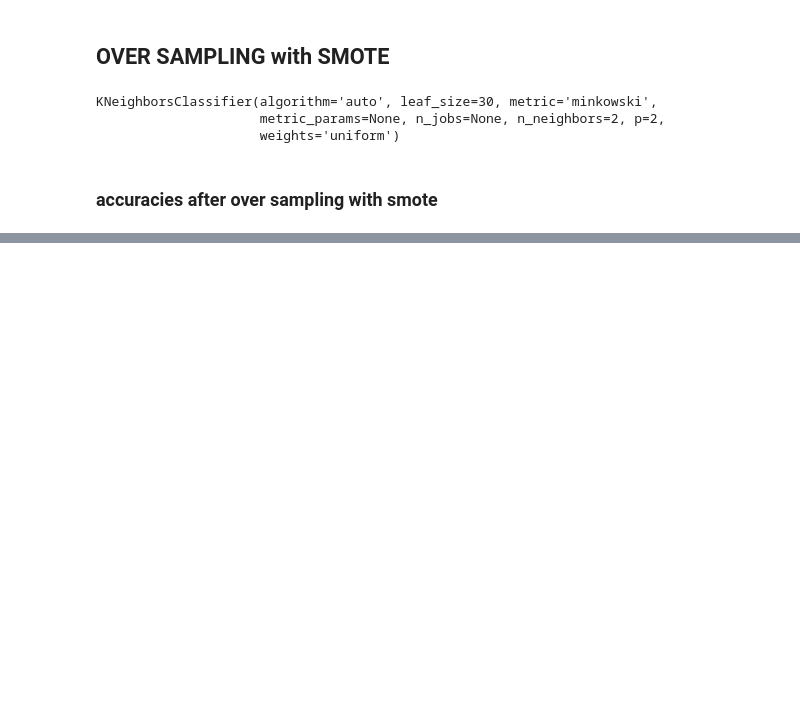
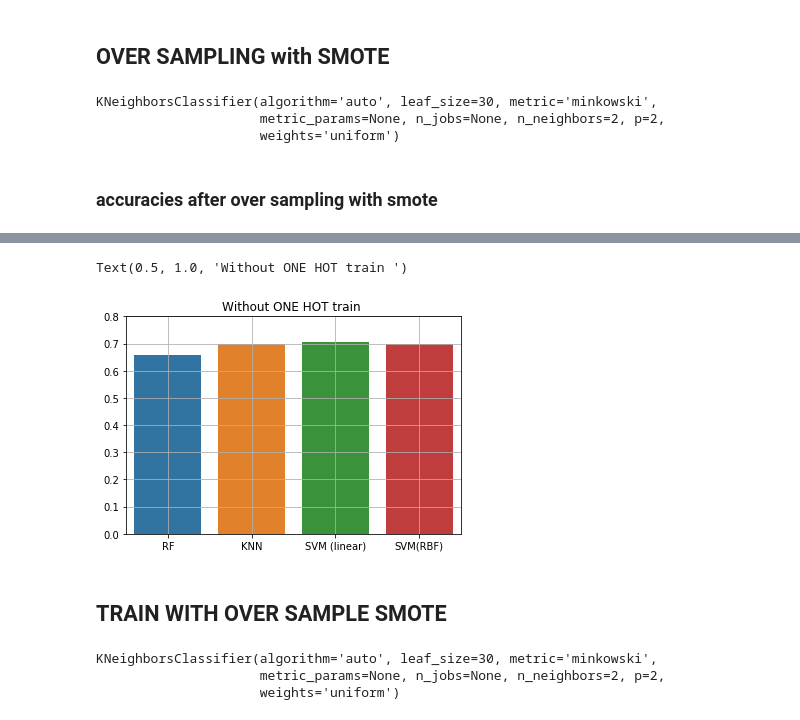
Before and after one commit to xkapotis/Breast_Cancer_Risk_Analysis, a Jupyter notebook: compare_algorithms.ipynb, the cells around one changed output, grey strips where cells are left out. Drawn from its saved outputs; the diff is of its cells as text; code cells hidden in the pictures; blank space fills up the shorter version.

```diff
--- a/compare_algorithms.ipynb
+++ b/compare_algorithms.ipynb
@@ -350,0 +394,3 @@ plt.grid()
+# %%
+dataset2 = pd.read_csv('./data/final.csv')
+dataset2.corr()
@@ -350,0 +440,19 @@ plt.grid()
+# %%
+# RANDOM FOREST CLASSIFIER
+from sklearn.ensemble.forest import RandomForestClassifier
+clf_rfc = RandomForestClassifier( n_estimators=100 , random_state= 0)
+clf_rfc.fit(X_train_without ,y_train_without)
+
+#SVM kernel = linear
+from sklearn.svm import SVC
+svm_lin_without = SVC(kernel='linear')
+svm_lin_without.fit(X_train_without, y_train_without)
+
+# SVM kerner = rbf
+svm_rbf_without = SVC(kernel= 'rbf')
+svm_rbf_without.fit(X_train_without, y_train_without)
+
+#KNN n_neighbors =2
+from sklearn.neighbors import KNeighborsClassifier
+knn_without = KNeighborsClassifier( n_neighbors=2 )
+knn_without.fit(X_train_without, y_train_without)
@@ -350,0 +463,16 @@ plt.grid()
+# %%
+list_of_models = [clf_rfc, knn_without,svm_lin_without, svm_rbf_without   ]
+names = ['RF' , 'KNN' , 'SVM (linear)' , 'SVM(RBF)']
+j=-1
+accuracy_from_R_without = {}
+AUC_R_without = {}
+for i in list_of_models:
+    print("="*25)
+    j+=1
+    y_pred_without = i.predict(X_test_without)
+    print("Accuracy score for {} :    {}".format(names[j] , accuracy_score(y_test_without , y_pred_without) ))
+    print("F1 score for : {} :        {}".format(names[j],f1_score(y_test_without, y_pred_without)))
+    print("auc curve accuracy for {} :  {} ".format( names[j], roc(y_test_without, y_pred_without)))
+    print("recall score for {} :     {} ".format(names[j] , recall_score(y_test_without , y_pred_without)))
+    accuracy_from_R_without[names[j]]= accuracy_score(y_test_without,y_pred_without)
+    AUC_R_without[names[j]] = roc(y_test_without,y_pred_without)
@@ -350,0 +500,10 @@ plt.grid()
+# %%
+sns.barplot(  list ( accuracy_from_R_without.keys() ) , list(accuracy_from_R_without.values()) )
+plt.ylim([0,0.8])
+plt.grid()
+plt.title('Without ONE HOT train ')
+# %% [output]
+Text(0.5, 1.0, 'Without ONE HOT train ')
+[figure, added]
+# %% [markdown]
+## TRAIN WITH OVER SAMPLE  SMOTE
@@ -350,0 +516,23 @@ plt.grid()
+# %%
+# RANDOM FOREST CLASSIFIER
+from sklearn.ensemble.forest import RandomForestClassifier
+clf_smote_w = RandomForestClassifier( n_estimators=100 , random_state= 0)
+clf_smote_w.fit(X_train_smote_w ,y_train_smote_w)
+
+#SVM kernel = linear
+from sklearn.svm import SVC
+svm_lin_smote_w = SVC(kernel='linear')
+svm_lin_smote_w.fit(X_train_smote_w, y_train_smote_w)
+
+# SVM kerner = rbf
+svm_rbf_smote_w = SVC(kernel= 'rbf')
+svm_rbf_smote_w.fit(X_train_smote_w, y_train_smote_w)
+
+#KNN n_neighbors =2
+from sklearn.neighbors import KNeighborsClassifier
+knn_smote_w = KNeighborsClassifier( n_neighbors=2 )
+knn_smote_w.fit(X_train_smote_w, y_train_smote_w)
+# %% [output]
+KNeighborsClassifier(algorithm='auto', leaf_size=30, metric='minkowski',
+                     metric_params=None, n_jobs=None, n_neighbors=2, p=2,
+                     weights='uniform')
```
Also changed, not shown: parts of 35 cells of this notebook.
